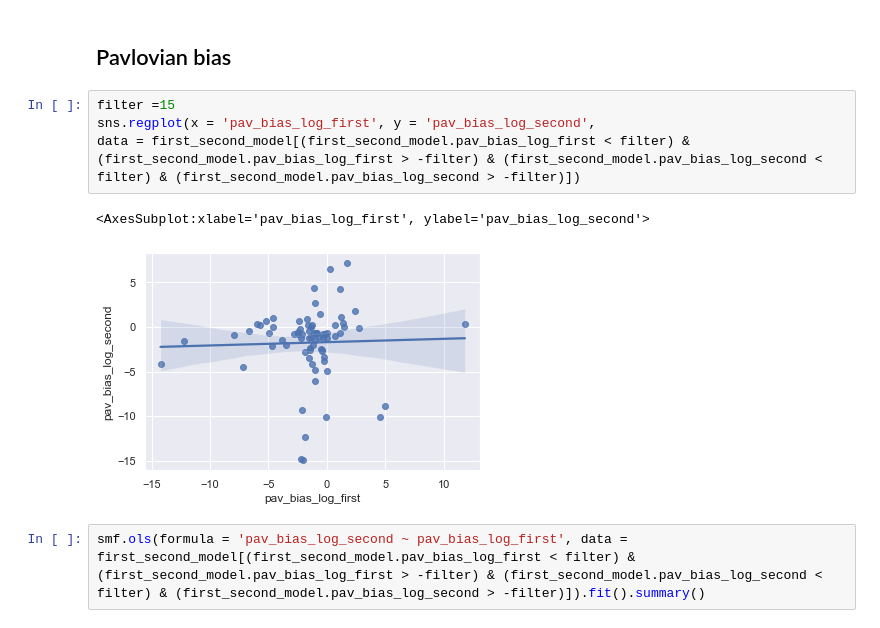
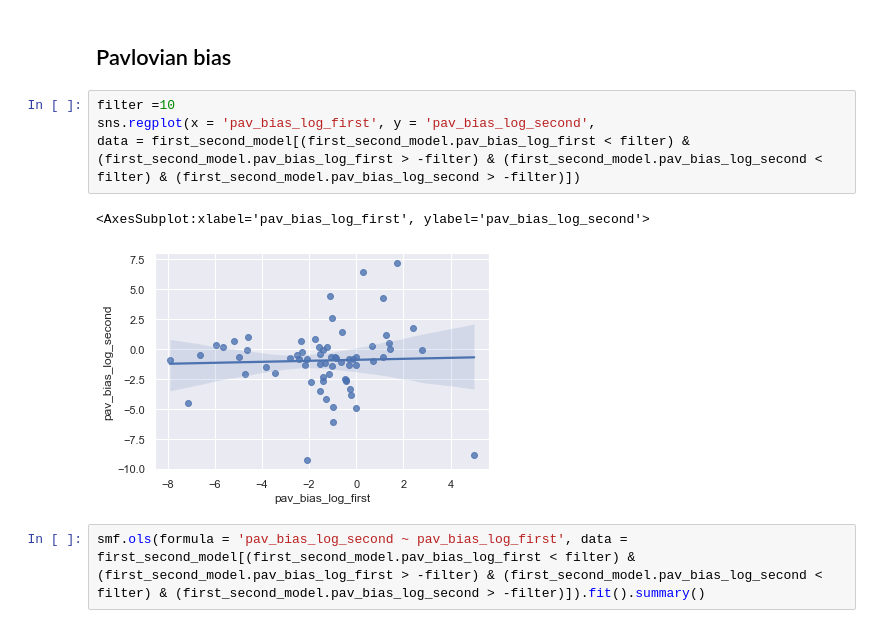
Before and after one commit to Sepsad/Interindividual-differences-in-Learning-to-Act-or-Avoid, a Jupyter notebook: hypothesis_testing.ipynb, the cells around one changed output. Drawn from its saved outputs; the diff is of its cells as text.

```diff
--- a/hypothesis_testing.ipynb
+++ b/hypothesis_testing.ipynb
@@ -245,12 +269,12 @@ first_second_model = pd.merge(second_model.rename(columns = { 'alpha':'alpha_fir
 # %% [markdown]
 ## Pavlovian bias
 # %%
-filter =15
+filter =10
 sns.regplot(x = 'pav_bias_log_first', y = 'pav_bias_log_second',
 data = first_second_model[(first_second_model.pav_bias_log_first < filter) & (first_second_model.pav_bias_log_first > -filter) & (first_second_model.pav_bias_log_second < filter) & (first_second_model.pav_bias_log_second > -filter)])
 # %% [output]
 <AxesSubplot:xlabel='pav_bias_log_first', ylabel='pav_bias_log_second'>
-[figure, old version]
+[figure, new version]
 # %%
 smf.ols(formula = 'pav_bias_log_second ~ pav_bias_log_first', data = first_second_model[(first_second_model.pav_bias_log_first < filter) & (first_second_model.pav_bias_log_first > -filter) & (first_second_model.pav_bias_log_second < filter) & (first_second_model.pav_bias_log_second > -filter)]).fit().summary()
 # %% [output]
```
Also changed, not shown: parts of 6 cells of this notebook.
